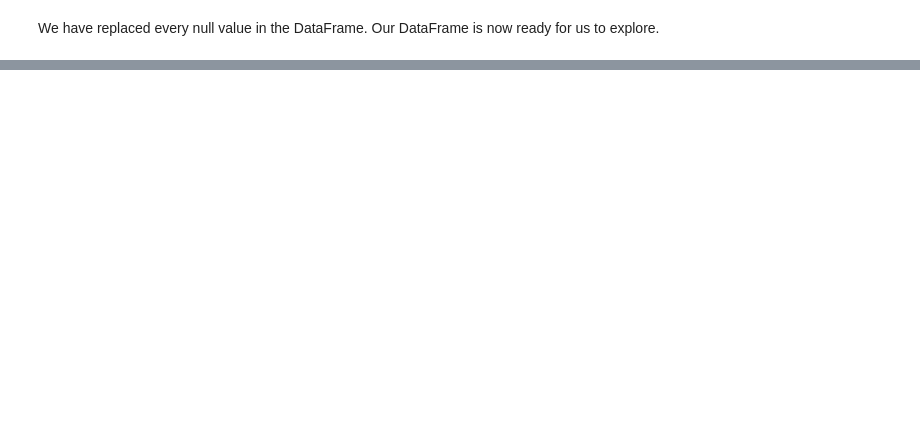
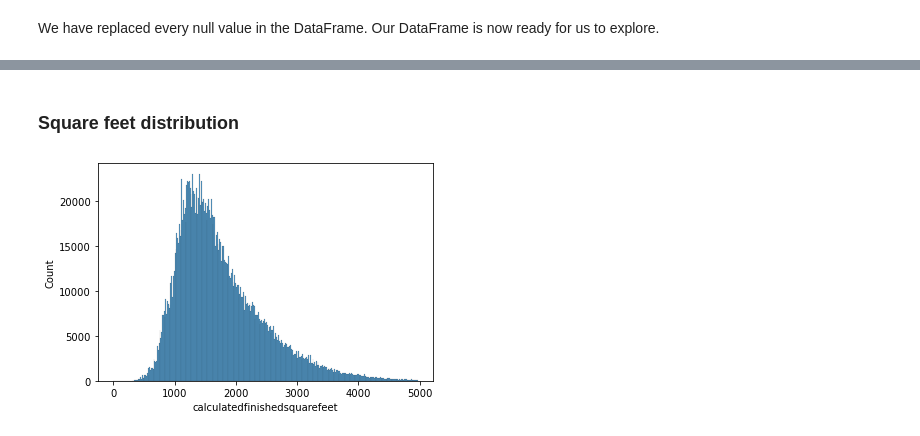
Before and after one commit to malachi-hale/Regression-exercises, a Jupyter notebook: wrangle.ipynb, the cells around one changed output, grey strips where cells are left out. Cells and saved outputs as stored; diff of their text form; code cells hidden in the pictures; blank space fills up the shorter version.

```diff
--- a/wrangle.ipynb
+++ b/wrangle.ipynb
@@ -170,0 +223,6 @@ We have replaced every null value in the DataFrame. Our DataFrame is now ready f
+# %% [markdown]
+### Square feet distribution
+# %%
+square_feet_log_scale = sns.histplot(data=df, x="calculatedfinishedsquarefeet")
+# %% [output]
+[figure, added]
```
Also changed, not shown: parts of 20 cells of this notebook, 4 other files.
